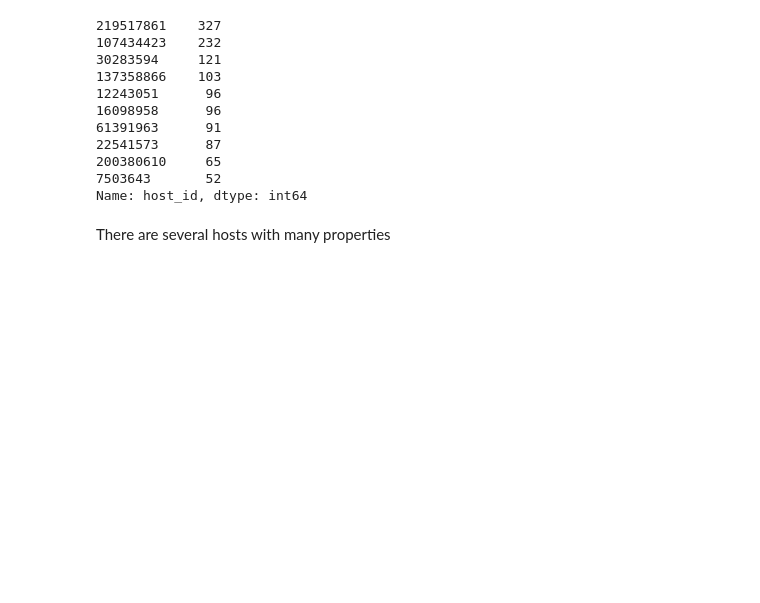
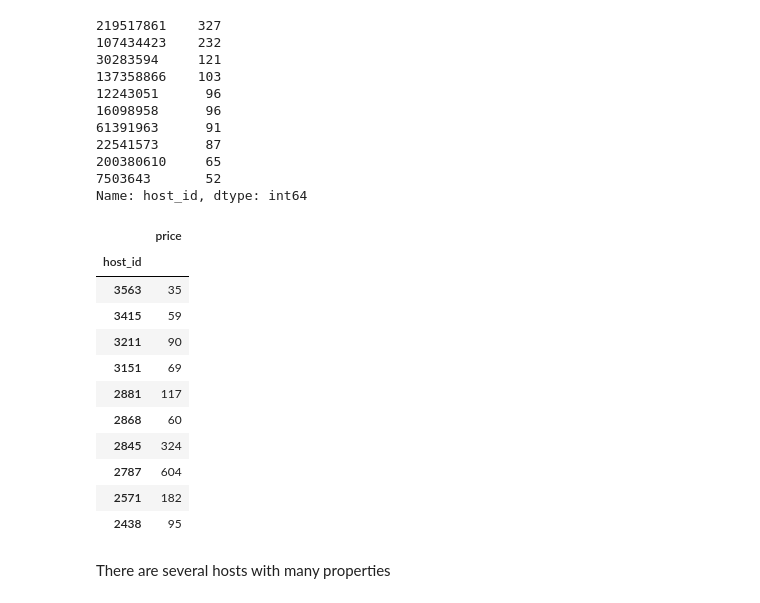
Before and after one commit to leosquintero/Airbnb-data-science-project, a Jupyter notebook: AirBnb EDA.ipynb, the cells around one changed output. Drawn from its saved outputs; the diff is of its cells as text; code cells hidden in the pictures; blank space fills up the shorter version.

```diff
--- a/AirBnb EDA.ipynb
+++ b/AirBnb EDA.ipynb
@@ -120,6 +120,21 @@ bnb.host_id.value_counts().head(10)
 200380610     65
 7503643       52
 Name: host_id, dtype: int64
+# %%
+bnb.groupby('host_id')[['price']].sum().head(10).sort_values(by = 'host_id', ascending = False)
+# %% [output]
+|  | price |
+| host_id |  |
+| 3563 | 35 |
+| 3415 | 59 |
+| 3211 | 90 |
+| 3151 | 69 |
+| 2881 | 117 |
+| 2868 | 60 |
+| 2845 | 324 |
+| 2787 | 604 |
+| 2571 | 182 |
+| 2438 | 95 |
 # %% [markdown]
 There are several hosts with many properties
 # %% [markdown]
```
Also changed, not shown: parts of 7 cells of this notebook.
